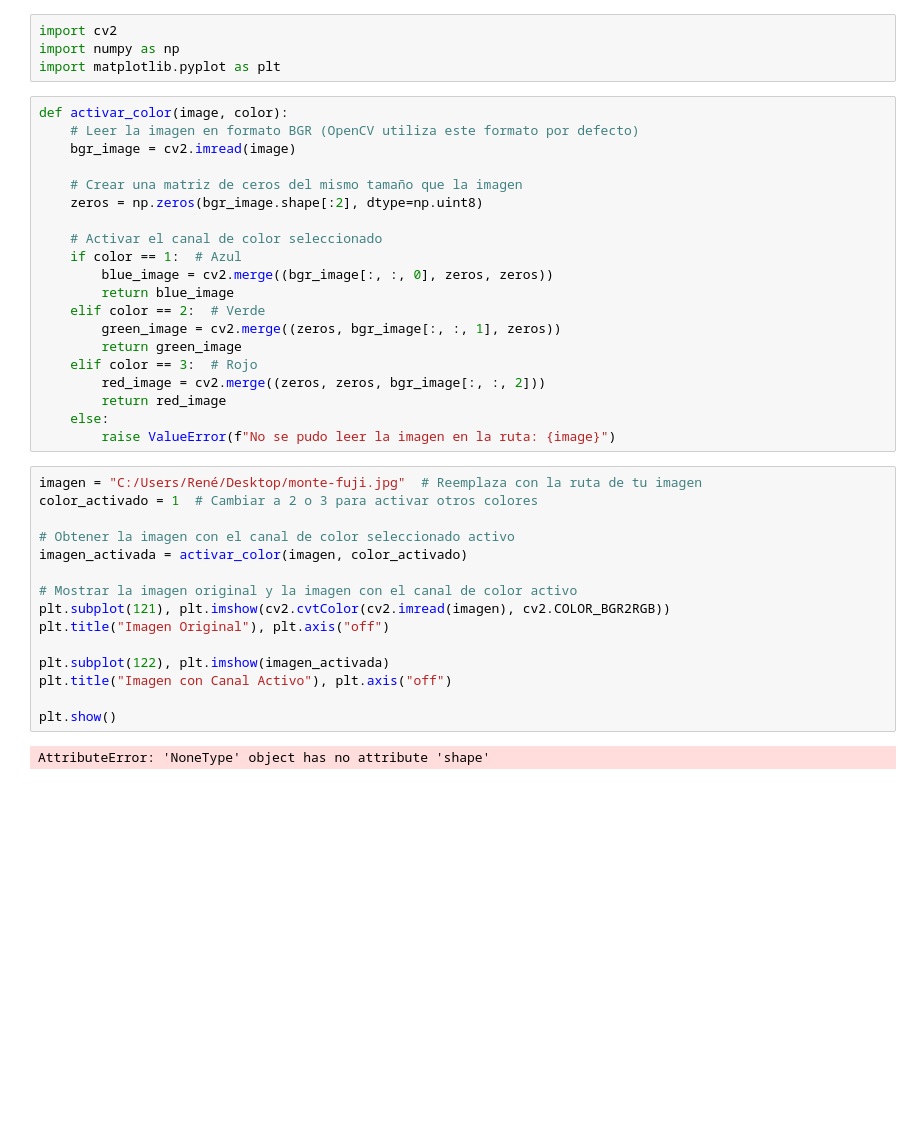
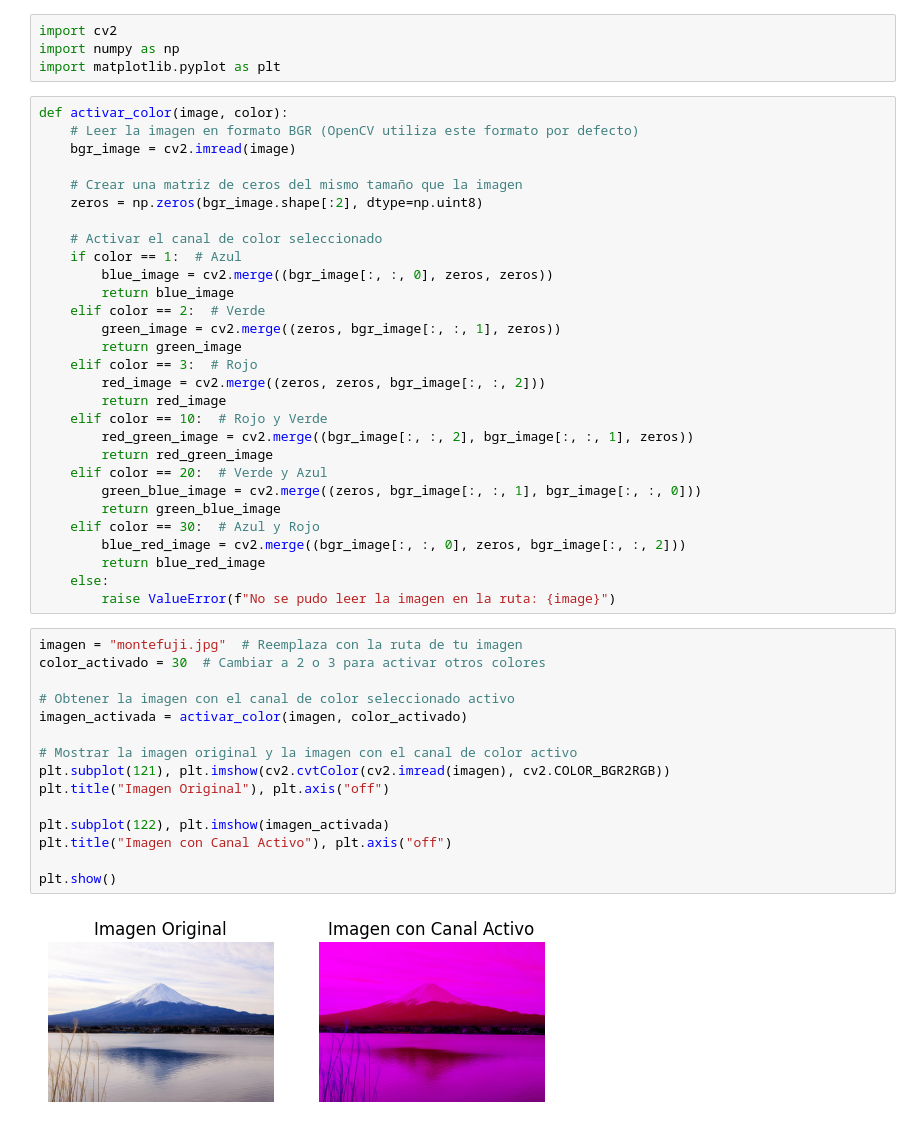
Before and after one commit to Senryo1/Laboratorio-1---Introducci-n-al-Procesamiento-de-Im-genes-, a Jupyter notebook: lab1.ipynb, the cells around one changed output. Cells and saved outputs as stored; diff of their text form; blank space fills up the shorter version.

Commit message:
color nuevo
colores para parametros 10, 20 y 30 agregados

```diff
--- a/lab1.ipynb
+++ b/lab1.ipynb
@@ -20,22 +20,31 @@ def activar_color(image, color):
     elif color == 3:  # Rojo
         red_image = cv2.merge((zeros, zeros, bgr_image[:, :, 2]))
         return red_image
+    elif color == 10:  # Rojo y Verde
+        red_green_image = cv2.merge((bgr_image[:, :, 2], bgr_image[:, :, 1], zeros))
+        return red_green_image
+    elif color == 20:  # Verde y Azul
+        green_blue_image = cv2.merge((zeros, bgr_image[:, :, 1], bgr_image[:, :, 0]))
+        return green_blue_image
+    elif color == 30:  # Azul y Rojo
+        blue_red_image = cv2.merge((bgr_image[:, :, 0], zeros, bgr_image[:, :, 2]))
+        return blue_red_image
     else:
         raise ValueError(f"No se pudo leer la imagen en la ruta: {image}")
 # %%
-imagen = "C:/Users/René/Desktop/monte-fuji.jpg"  # Reemplaza con la ruta de tu imagen
-color_activado = 1  # Cambiar a 2 o 3 para activar otros colores
+imagen = "montefuji.jpg"  # Reemplaza con la ruta de tu imagen
+color_activado = 30  # Cambiar a 2 o 3 para activar otros colores
 
 # Obtener la imagen con el canal de color seleccionado activo
 imagen_activada = activar_color(imagen, color_activado)
 
 # Mostrar la imagen original y la imagen con el canal de color activo
 plt.subplot(121), plt.imshow(cv2.cvtColor(cv2.imread(imagen), cv2.COLOR_BGR2RGB))
 plt.title("Imagen Original"), plt.axis("off")
 
 plt.subplot(122), plt.imshow(imagen_activada)
 plt.title("Imagen con Canal Activo"), plt.axis("off")
 
 plt.show()
 # %% [output]
-AttributeError: 'NoneType' object has no attribute 'shape'
+[figure, added]
```
